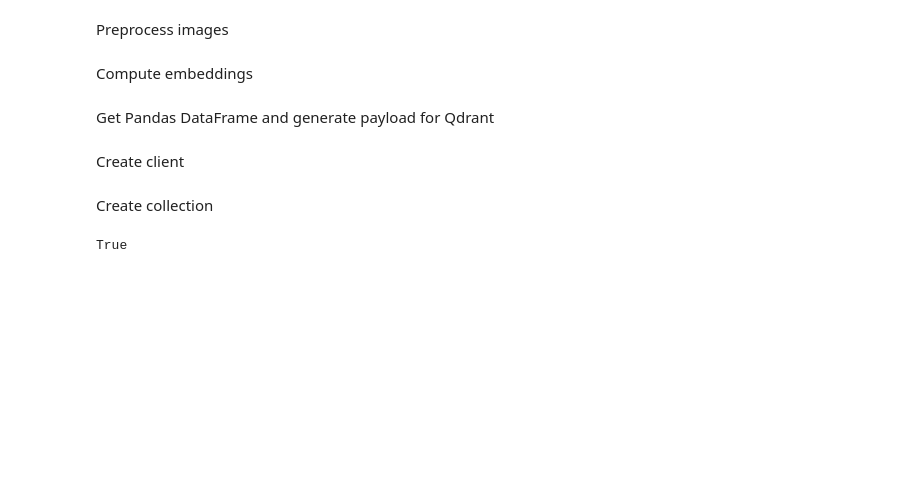
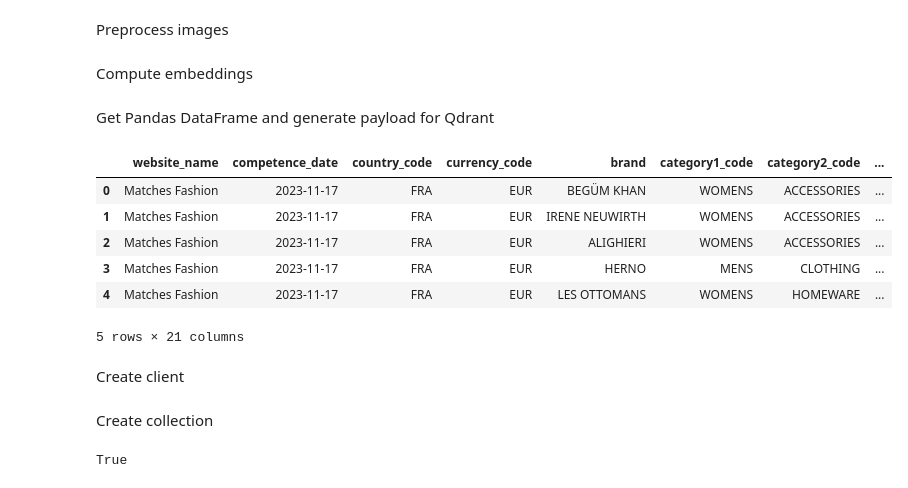
Before and after one commit to jolual2747/pycon-colombia-2024, a Jupyter notebook: notebooks/computer_vision.ipynb, the cells around one changed output. Saved outputs shown, nothing was run; the diff lists cells and outputs as text; code cells hidden in the pictures; blank space fills up the shorter version.

Commit message:
creating app for product search similarity

```diff
--- a/notebooks/computer_vision.ipynb
+++ b/notebooks/computer_vision.ipynb
@@ -198,7 +207,7 @@ from utils.computer_vision import fetch_images
 
 num_threads = 20
 dset = load_dataset('DBQ/Matches.Fashion.Product.prices.France')
-dset = dset.shuffle(42)["train"].select(range(1000))
+dset = dset.shuffle(42)["train"].select(range(3000))
 dset = dset.map(fetch_images, batched=True, batch_size=20, fn_kwargs={"num_threads": num_threads})
 # %% [markdown]
 Preprocess images
@@ -229,3 +238,13 @@ payload = ds_pandas[["id", "category3_code"]].to_dict(orient="records")
+# %%
+ds_pandas[["id", "category2_code", "title", "category3_code"]].to_csv("products.csv", index = None)
+# %% [output]
+|  | website_name | competence_date | country_code | currency_code | brand | category1_code | category2_code | ... |
+| 0 | Matches Fashion | 2023-11-17 | FRA | EUR | BEGÜM KHAN | WOMENS | ACCESSORIES | ... |
+| 1 | Matches Fashion | 2023-11-17 | FRA | EUR | IRENE NEUWIRTH | WOMENS | ACCESSORIES | ... |
+| 2 | Matches Fashion | 2023-11-17 | FRA | EUR | ALIGHIERI | WOMENS | ACCESSORIES | ... |
+| 3 | Matches Fashion | 2023-11-17 | FRA | EUR | HERNO | MENS | CLOTHING | ... |
+| 4 | Matches Fashion | 2023-11-17 | FRA | EUR | LES OTTOMANS | WOMENS | HOMEWARE | ... |
+5 rows × 21 columns
 # %% [markdown]
 Create client
 # %%
```
Also changed, not shown: parts of 10 cells of this notebook, 5 other files.
